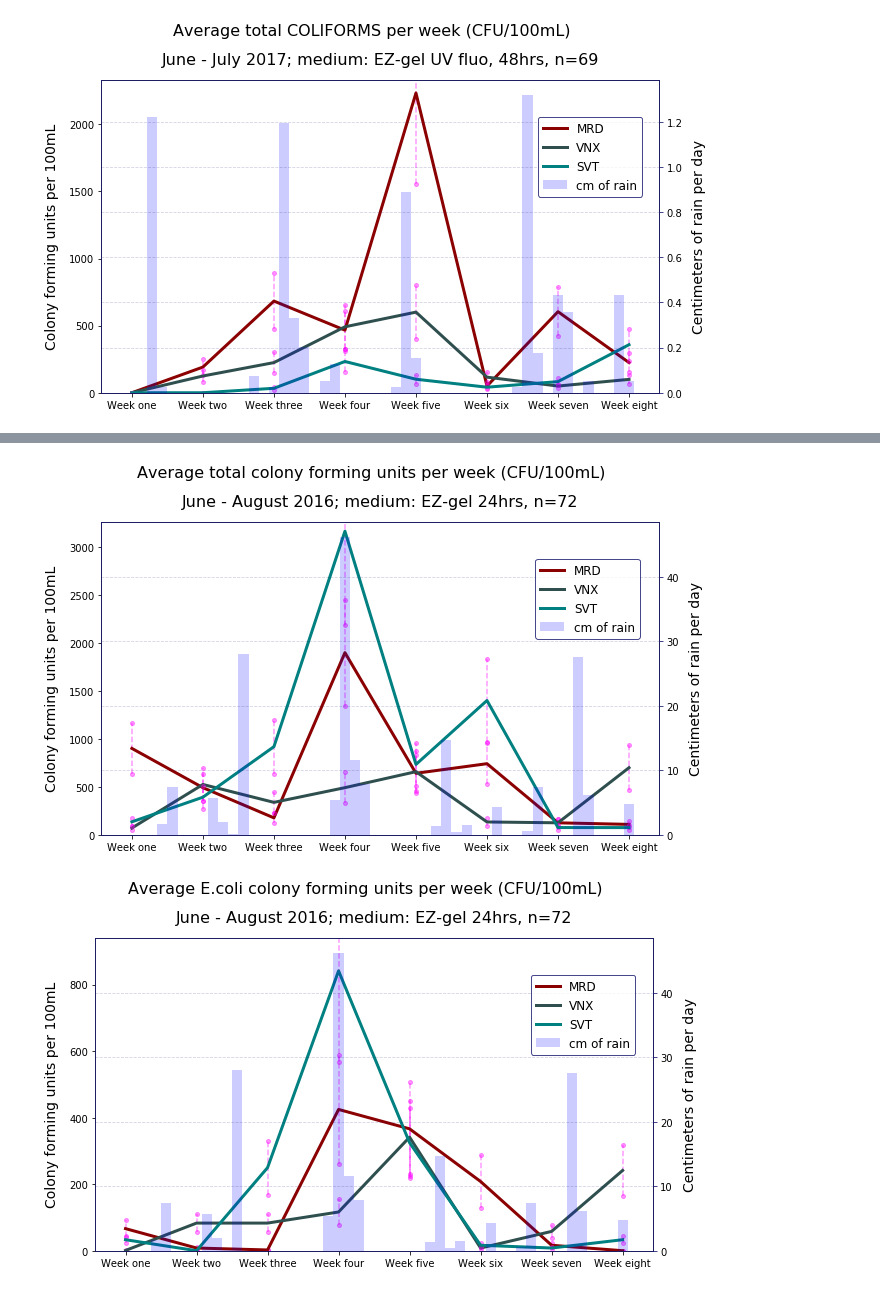
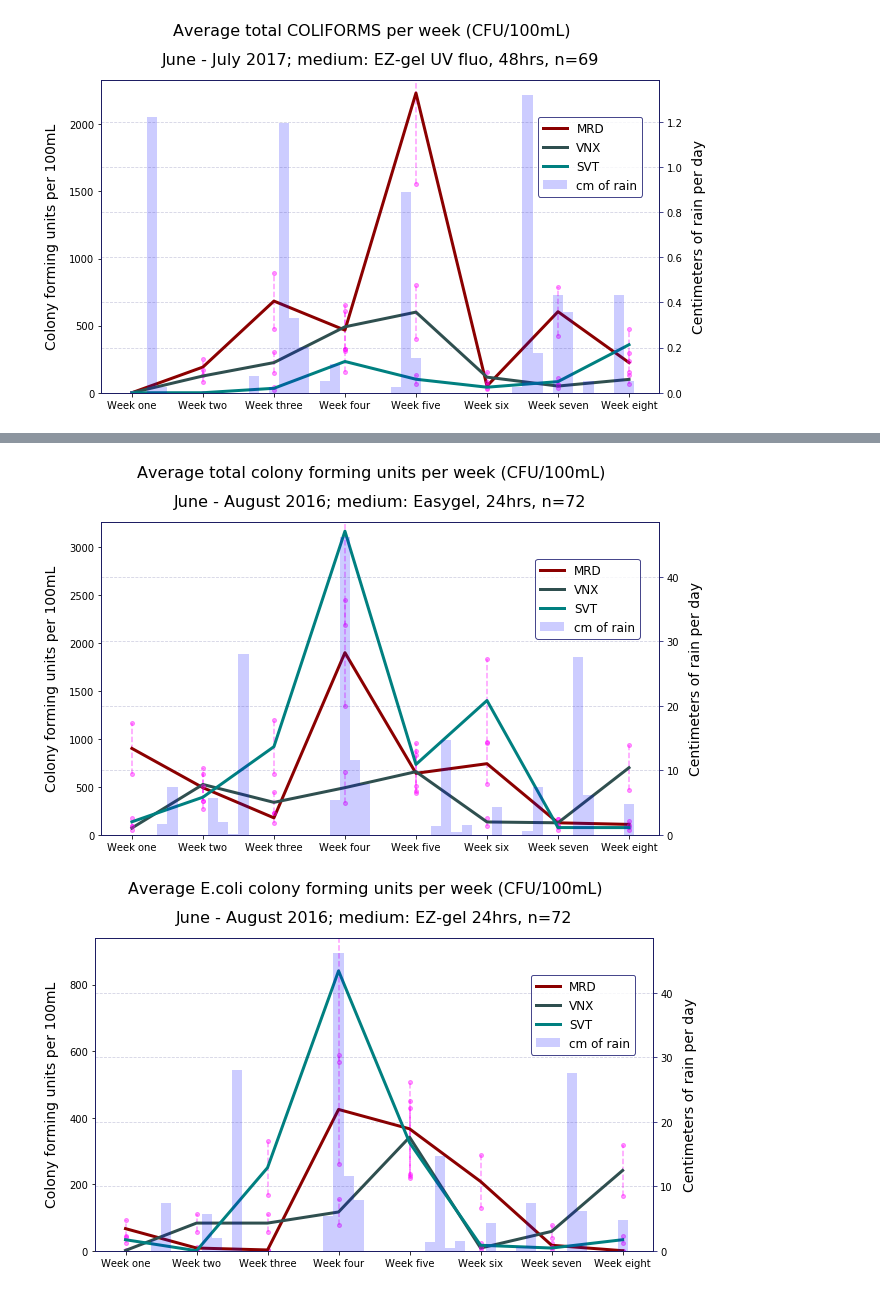
Before and after one commit to GaryHDA/module_one, a Jupyter notebook: micro/results_grid_final_version.ipynb, the cells around one changed output, grey strips where cells are left out. Drawn from its saved outputs; the diff is of its cells as text; code cells hidden in the pictures.

```diff
--- a/micro/results_grid_final_version.ipynb
+++ b/micro/results_grid_final_version.ipynb
@@ -1408,7 +1427,7 @@ not_simple_plot(8,  ecoli_24,b, date_list[7::7], places_48, d_rain_x, weeks_l, '
 # %%
-not_simple_plot(8, cfu_week_2016,b_2016, date_list_2016, places_48, rain_2016, weeks_l, 'Average total colony forming units per week (CFU/100mL)','June - August 2016; medium: EZ-gel 24hrs, n=72', 'total_cfu_2016.png')
+not_simple_plot(8, cfu_week_2016,b_2016, date_list_2016, places_48, rain_2016, weeks_l, 'Average total colony forming units per week (CFU/100mL)','June - August 2016; medium: Easygel, 24hrs, n=72', 'total_cfu_2016.png')
 # %% [output]
-[figure, old version]
+[figure, new version]
 # %%
 not_simple_plot(8, e_coli_2016,b_2016, date_list_2016, places_48, rain_2016, weeks_l, 'Average E.coli colony forming units per week (CFU/100mL)','June - August 2016; medium: EZ-gel 24hrs, n=72', 'total_ecoli_2016.png')
 # %% [output]
```
Also changed, not shown: parts of 10 cells of this notebook, 8 other files.
